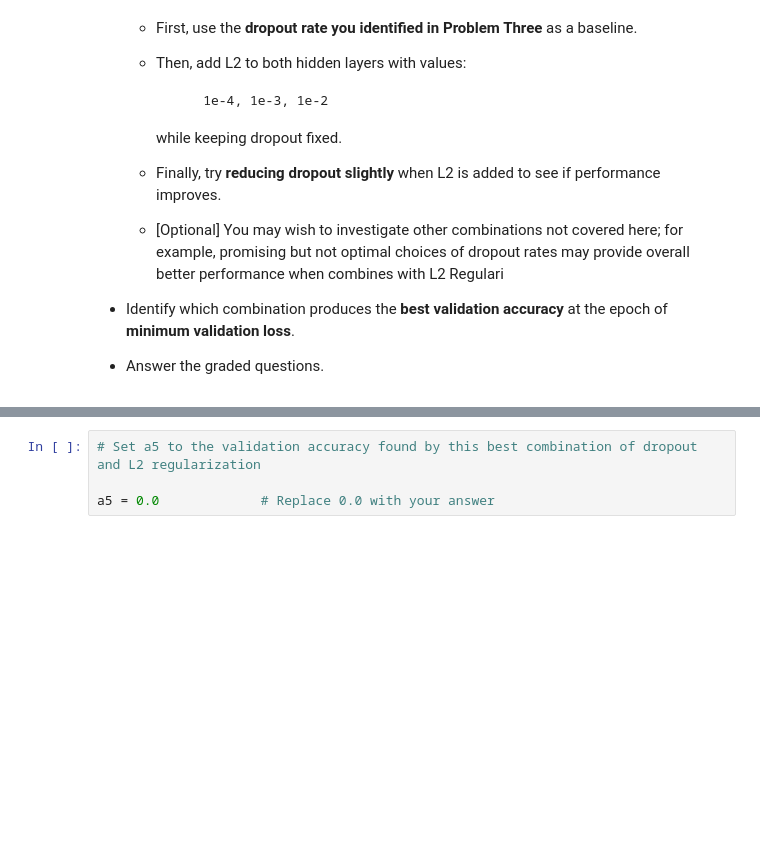
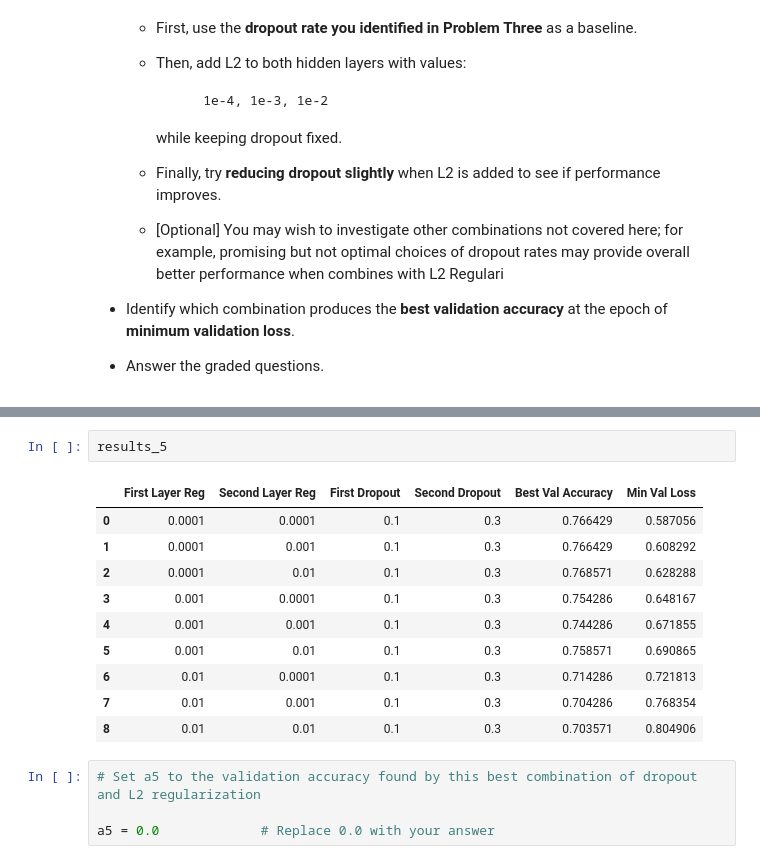
Before and after one commit to jtvon/Module-7-Assignments, a Jupyter notebook: Homework_03.ipynb, the cells around one changed output, grey strips where cells are left out. Saved outputs shown, nothing was run; the diff lists cells and outputs as text; blank space fills up the shorter version.

```diff
--- a/Homework_03.ipynb
+++ b/Homework_03.ipynb
@@ -1079,4 +1079,17 @@ Regularization: 0.001, 0.01
 ... (7 outputs left out)
+# %%
+results_5
+# %% [output]
+|  | First Layer Reg | Second Layer Reg | First Dropout | Second Dropout | Best Val Accuracy | Min Val Loss |
+| 0 | 0.0001 | 0.0001 | 0.1 | 0.3 | 0.766429 | 0.587056 |
+| 1 | 0.0001 | 0.001 | 0.1 | 0.3 | 0.766429 | 0.608292 |
+| 2 | 0.0001 | 0.01 | 0.1 | 0.3 | 0.768571 | 0.628288 |
+| 3 | 0.001 | 0.0001 | 0.1 | 0.3 | 0.754286 | 0.648167 |
+| 4 | 0.001 | 0.001 | 0.1 | 0.3 | 0.744286 | 0.671855 |
+| 5 | 0.001 | 0.01 | 0.1 | 0.3 | 0.758571 | 0.690865 |
+| 6 | 0.01 | 0.0001 | 0.1 | 0.3 | 0.714286 | 0.721813 |
+| 7 | 0.01 | 0.001 | 0.1 | 0.3 | 0.704286 | 0.768354 |
+| 8 | 0.01 | 0.01 | 0.1 | 0.3 | 0.703571 | 0.804906 |
 # %%
 # Set a5 to the validation accuracy found by this best combination of dropout and L2 regularization
 
```
Also changed, not shown: parts of 1 cell of this notebook.
